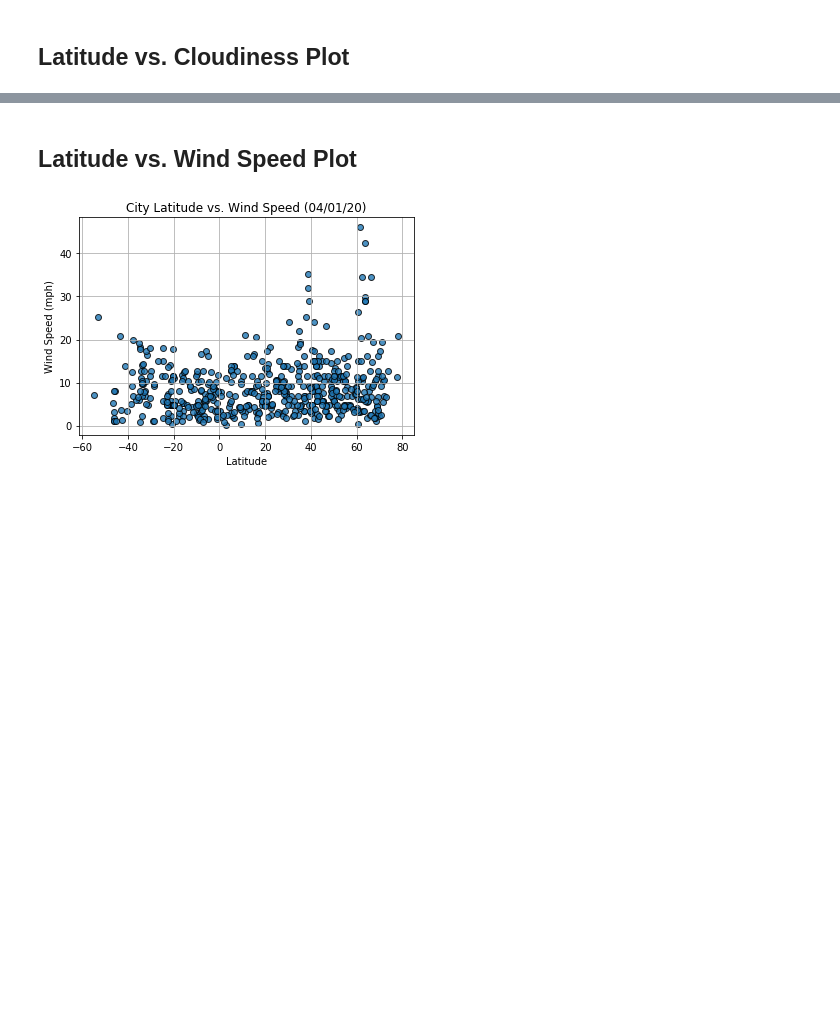
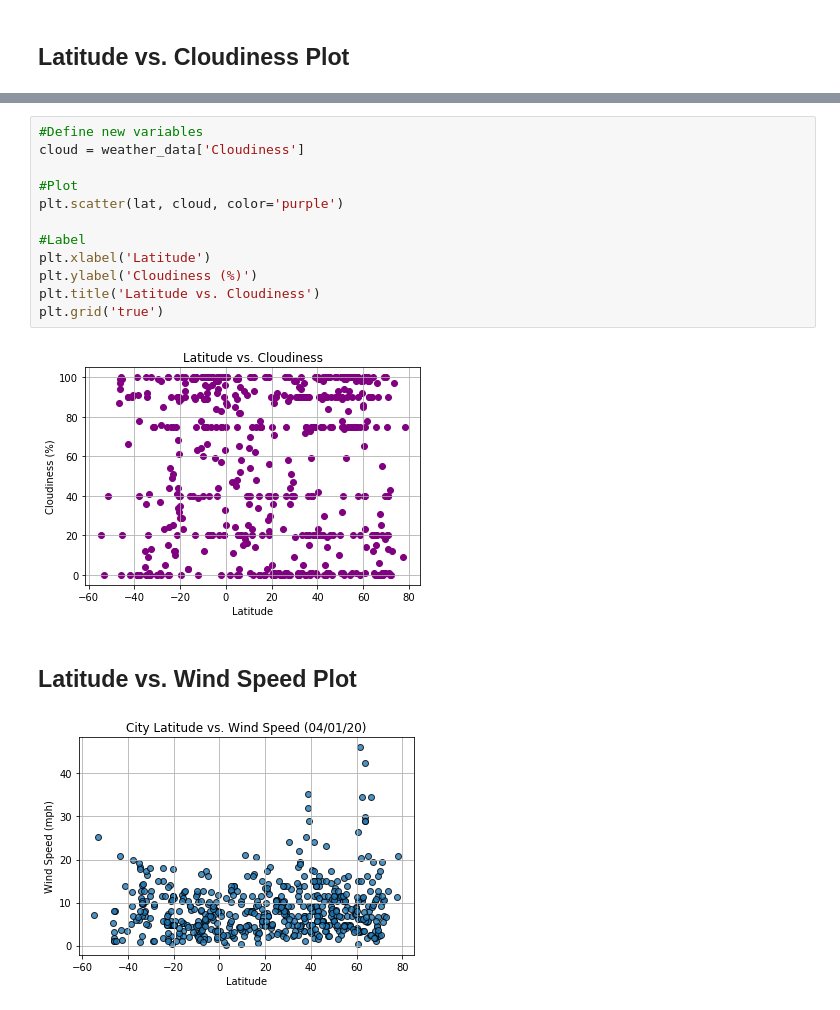
Before and after one commit to kflores56/API-Weather-Analysis, a Jupyter notebook: WeatherPy/WeatherPy.ipynb, the cells around one changed output, grey strips where cells are left out. Drawn from its saved outputs; the diff is of its cells as text; blank space fills up the shorter version.

```diff
--- a/WeatherPy/WeatherPy.ipynb
+++ b/WeatherPy/WeatherPy.ipynb
@@ -226,3 +259,17 @@ Int64Index([], dtype='int64')
+# %%
+#Define new variables
+cloud = weather_data['Cloudiness']
+
+#Plot
+plt.scatter(lat, cloud, color='purple')
+
+#Label
+plt.xlabel('Latitude')
+plt.ylabel('Cloudiness (%)')
+plt.title('Latitude vs. Cloudiness')
+plt.grid('true')
+# %% [output]
+[figure, added]
 # %% [markdown]
 ## Latitude vs. Wind Speed Plot
 # %%
```
Also changed, not shown: parts of 11 cells of this notebook, 2 other files.
